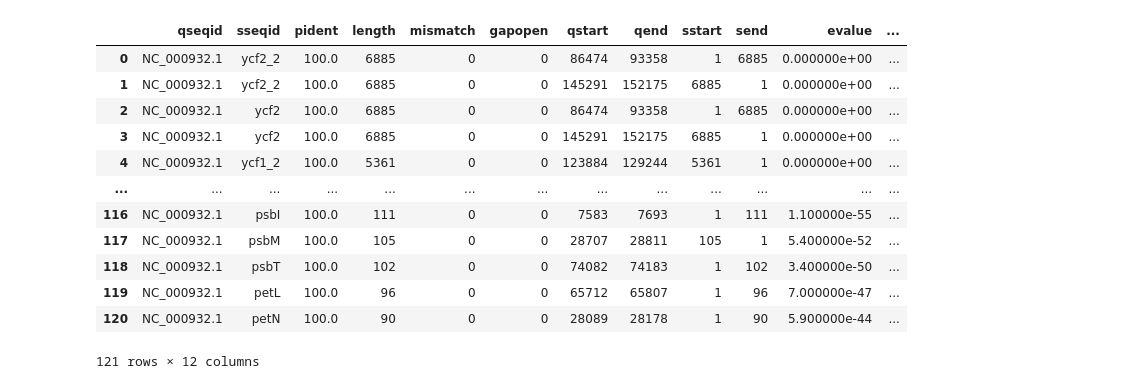
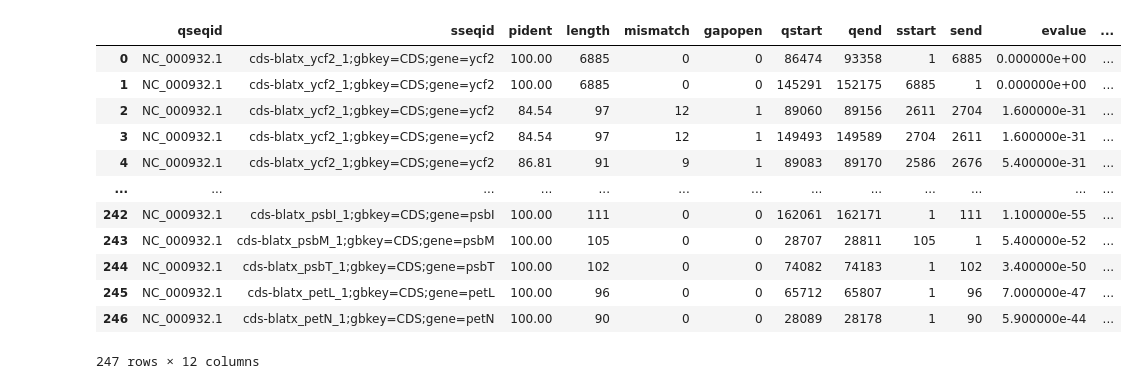
Before and after one commit to o-william-white/blat_annotation, a Jupyter notebook: blat_annotation.ipynb, the cells around one changed output. Cells and saved outputs as stored; diff of their text form; code cells hidden in the pictures.

Commit message:
Update blat annotation

```diff
--- a/blat_annotation.ipynb
+++ b/blat_annotation.ipynb
@@ -115,18 +99,22 @@ Query: NC_000932.1
 # %%
-blast_fmt = pd.read_csv("output.txt", sep="\t",
-            names=["qseqid", "sseqid", "pident", "length", "mismatch", "gapopen", "qstart", "qend", "sstart", "send", "evalue", "bitscore"])
-blast_fmt
+# read blat output into pandas dataframes
+blast8_columns = ["qseqid", "sseqid", "pident", "length", "mismatch", "gapopen", "qstart", "qend", "sstart", "send", "evalue", "bitscore"]
+blat_coding     = pd.read_csv("output_coding.txt",     sep="\t", names=blast8_columns)
+blat_non_coding = pd.read_csv("output_non_coding.txt", sep="\t", names=blast8_columns)
-# %% [output]
-|  | qseqid | sseqid | pident | length | mismatch | gapopen | qstart | qend | sstart | send | evalue | ... |
-| 0 | NC_000932.1 | ycf2_2 | 100.0 | 6885 | 0 | 0 | 86474 | 93358 | 1 | 6885 | 0.000000e+00 | ... |
-| 1 | NC_000932.1 | ycf2_2 | 100.0 | 6885 | 0 | 0 | 145291 | 152175 | 6885 | 1 | 0.000000e+00 | ... |
-| 2 | NC_000932.1 | ycf2 | 100.0 | 6885 | 0 | 0 | 86474 | 93358 | 1 | 6885 | 0.000000e+00 | ... |
-| 3 | NC_000932.1 | ycf2 | 100.0 | 6885 | 0 | 0 | 145291 | 152175 | 6885 | 1 | 0.000000e+00 | ... |
-| 4 | NC_000932.1 | ycf1_2 | 100.0 | 5361 | 0 | 0 | 123884 | 129244 | 5361 | 1 | 0.000000e+00 | ... |
-| ... | ... | ... | ... | ... | ... | ... | ... | ... | ... | ... | ... | ... |
-| 116 | NC_000932.1 | psbI | 100.0 | 111 | 0 | 0 | 7583 | 7693 | 1 | 111 | 1.100000e-55 | ... |
-| 117 | NC_000932.1 | psbM | 100.0 | 105 | 0 | 0 | 28707 | 28811 | 105 | 1 | 5.400000e-52 | ... |
-| 118 | NC_000932.1 | psbT | 100.0 | 102 | 0 | 0 | 74082 | 74183 | 1 | 102 | 3.400000e-50 | ... |
-| 119 | NC_000932.1 | petL | 100.0 | 96 | 0 | 0 | 65712 | 65807 | 1 | 96 | 7.000000e-47 | ... |
-| 120 | NC_000932.1 | petN | 100.0 | 90 | 0 | 0 | 28089 | 28178 | 1 | 90 | 5.900000e-44 | ... |
-121 rows × 12 columns
+# %%
+# check
+blat_coding
+# %% [output]
+|  | qseqid | sseqid | pident | length | mismatch | gapopen | qstart | qend | sstart | send | evalue | ... |
+| 0 | NC_000932.1 | cds-blatx_ycf2_1;gbkey=CDS;gene=ycf2 | 100.00 | 6885 | 0 | 0 | 86474 | 93358 | 1 | 6885 | 0.000000e+00 | ... |
+| 1 | NC_000932.1 | cds-blatx_ycf2_1;gbkey=CDS;gene=ycf2 | 100.00 | 6885 | 0 | 0 | 145291 | 152175 | 6885 | 1 | 0.000000e+00 | ... |
+| 2 | NC_000932.1 | cds-blatx_ycf2_1;gbkey=CDS;gene=ycf2 | 84.54 | 97 | 12 | 1 | 89060 | 89156 | 2611 | 2704 | 1.600000e-31 | ... |
+| 3 | NC_000932.1 | cds-blatx_ycf2_1;gbkey=CDS;gene=ycf2 | 84.54 | 97 | 12 | 1 | 149493 | 149589 | 2704 | 2611 | 1.600000e-31 | ... |
+| 4 | NC_000932.1 | cds-blatx_ycf2_1;gbkey=CDS;gene=ycf2 | 86.81 | 91 | 9 | 1 | 89083 | 89170 | 2586 | 2676 | 5.400000e-31 | ... |
+| ... | ... | ... | ... | ... | ... | ... | ... | ... | ... | ... | ... | ... |
+| 242 | NC_000932.1 | cds-blatx_psbI_1;gbkey=CDS;gene=psbI | 100.00 | 111 | 0 | 0 | 162061 | 162171 | 1 | 111 | 1.100000e-55 | ... |
+| 243 | NC_000932.1 | cds-blatx_psbM_1;gbkey=CDS;gene=psbM | 100.00 | 105 | 0 | 0 | 28707 | 28811 | 105 | 1 | 5.400000e-52 | ... |
+| 244 | NC_000932.1 | cds-blatx_psbT_1;gbkey=CDS;gene=psbT | 100.00 | 102 | 0 | 0 | 74082 | 74183 | 1 | 102 | 3.400000e-50 | ... |
+| 245 | NC_000932.1 | cds-blatx_petL_1;gbkey=CDS;gene=petL | 100.00 | 96 | 0 | 0 | 65712 | 65807 | 1 | 96 | 7.000000e-47 | ... |
+| 246 | NC_000932.1 | cds-blatx_petN_1;gbkey=CDS;gene=petN | 100.00 | 90 | 0 | 0 | 28089 | 28178 | 1 | 90 | 5.900000e-44 | ... |
+247 rows × 12 columns
```
Also changed, not shown: parts of 21 cells of this notebook, 3 other files.
